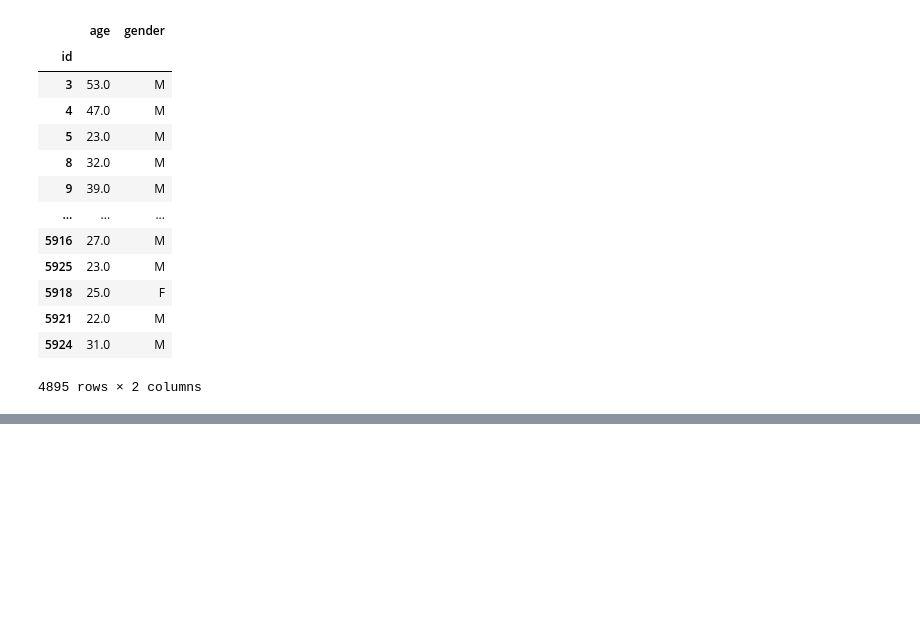
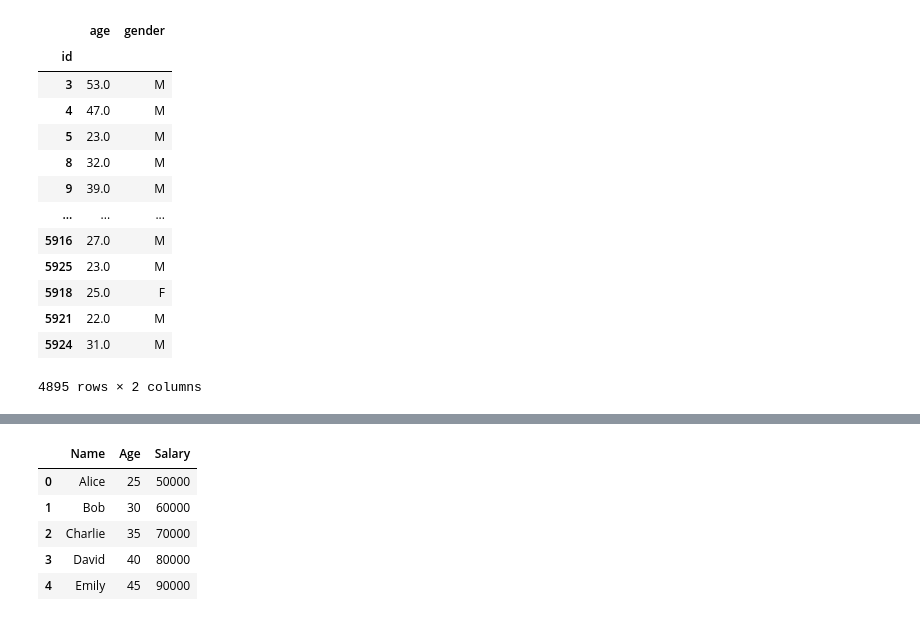
Before and after one commit to harshinharshi/Pandas_Basics_for_Machine_Learning, a Jupyter notebook: Pandas_Basics.ipynb, the cells around one changed output, grey strips where cells are left out. Cells and saved outputs as stored; diff of their text form; code cells hidden in the pictures; blank space fills up the shorter version.

```diff
--- a/Pandas_Basics.ipynb
+++ b/Pandas_Basics.ipynb
@@ -200,0 +552,9 @@ Happy coding with Pandas! 🐼🚀
+# %%
+df
+# %% [output]
+|  | Name | Age | Salary |
+| 0 | Alice | 25 | 50000 |
+| 1 | Bob | 30 | 60000 |
+| 2 | Charlie | 35 | 70000 |
+| 3 | David | 40 | 80000 |
+| 4 | Emily | 45 | 90000 |
```
Also changed, not shown: parts of 86 cells of this notebook, 11 other files.
